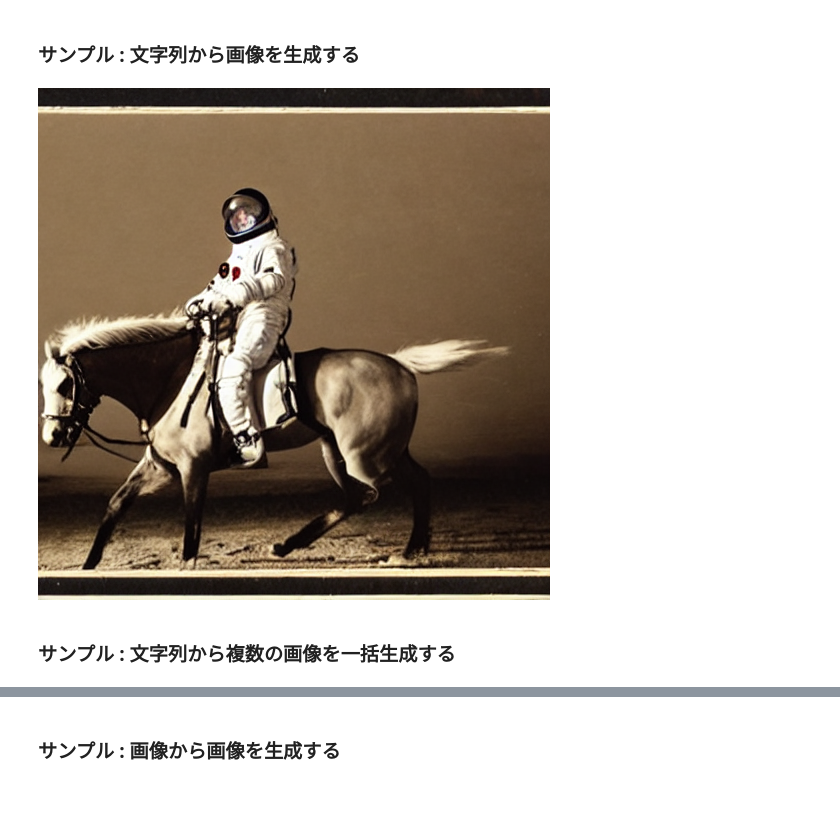
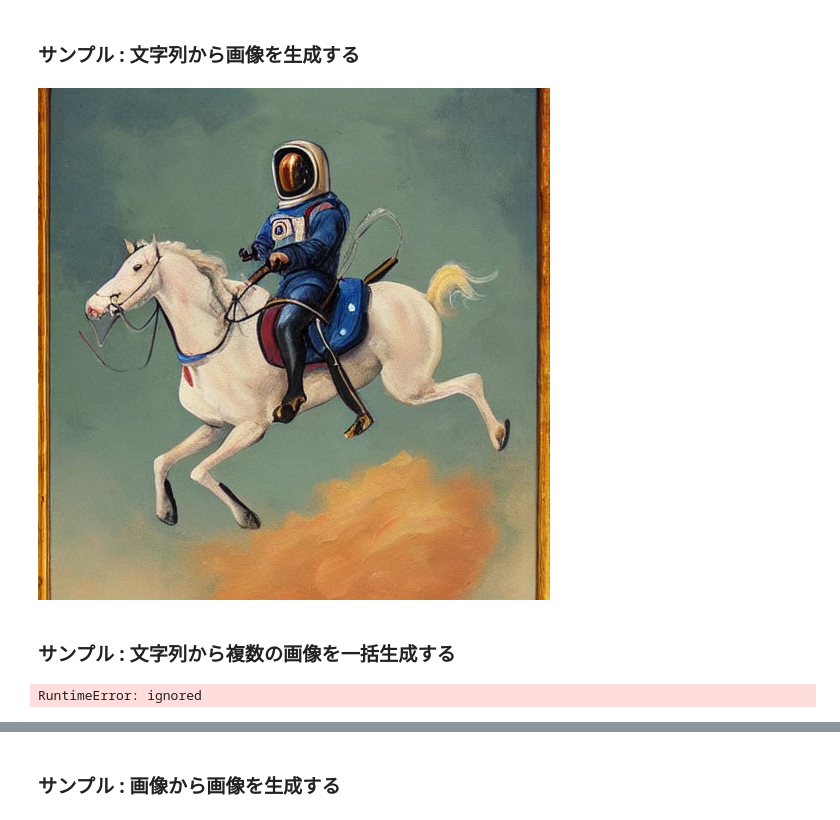
Before and after one commit to alumican/stable-diffusion, a Jupyter notebook: stable_diffuion_quick_start.ipynb, the cells around one changed output, grey strips where cells are left out. Saved outputs shown, nothing was run; the diff lists cells and outputs as text; code cells hidden in the pictures.

```diff
--- a/stable_diffuion_quick_start.ipynb
+++ b/stable_diffuion_quick_start.ipynb
@@ -551,8 +565,12 @@ def upload_files(directory_path="."):
 # %% [markdown]
 ### サンプル : 文字列から画像を生成する
 # %%
-# generate single image
-image = generate_image(prompt="a photograph of an astronaut riding a horse", width=512, height=512)
+#@title 文字列から画像を生成する
+prompt = "a painting of an astronaut riding a horse"#@param {type:"string"}
+width = 512#@param {type:"integer"}
+height = 512#@param {type:"integer"}
+
+image = generate_image(prompt=prompt, width=width, height=height)
 image
 # %% [output]
-[figure, old version]
+[figure, new version]
@@ -561,5 +582,13 @@ save_image(image, f"sd_output_sample/astronaut_rides_horse.png")
 # %% [markdown]
 ### サンプル : 文字列から複数の画像を一括生成する
 # %%
-# generate multiple image
-images = generate_images(count=3, prompt="a photograph of an astronaut riding a horse", width=512, height=512)
+#@title 文字列から複数の画像を一括生成する
+count = 3#@param {type:"integer"}
+prompt = "a painting of an astronaut riding a horse"#@param {type:"string"}
+width = 512#@param {type:"integer"}
+height = 512#@param {type:"integer"}
+
+images = generate_images(count=count, prompt=prompt, width=width, height=height)
+show_images(images, 2)
+# %% [output]
+RuntimeError: ignored
```
Also changed, not shown: parts of 10 cells of this notebook.
